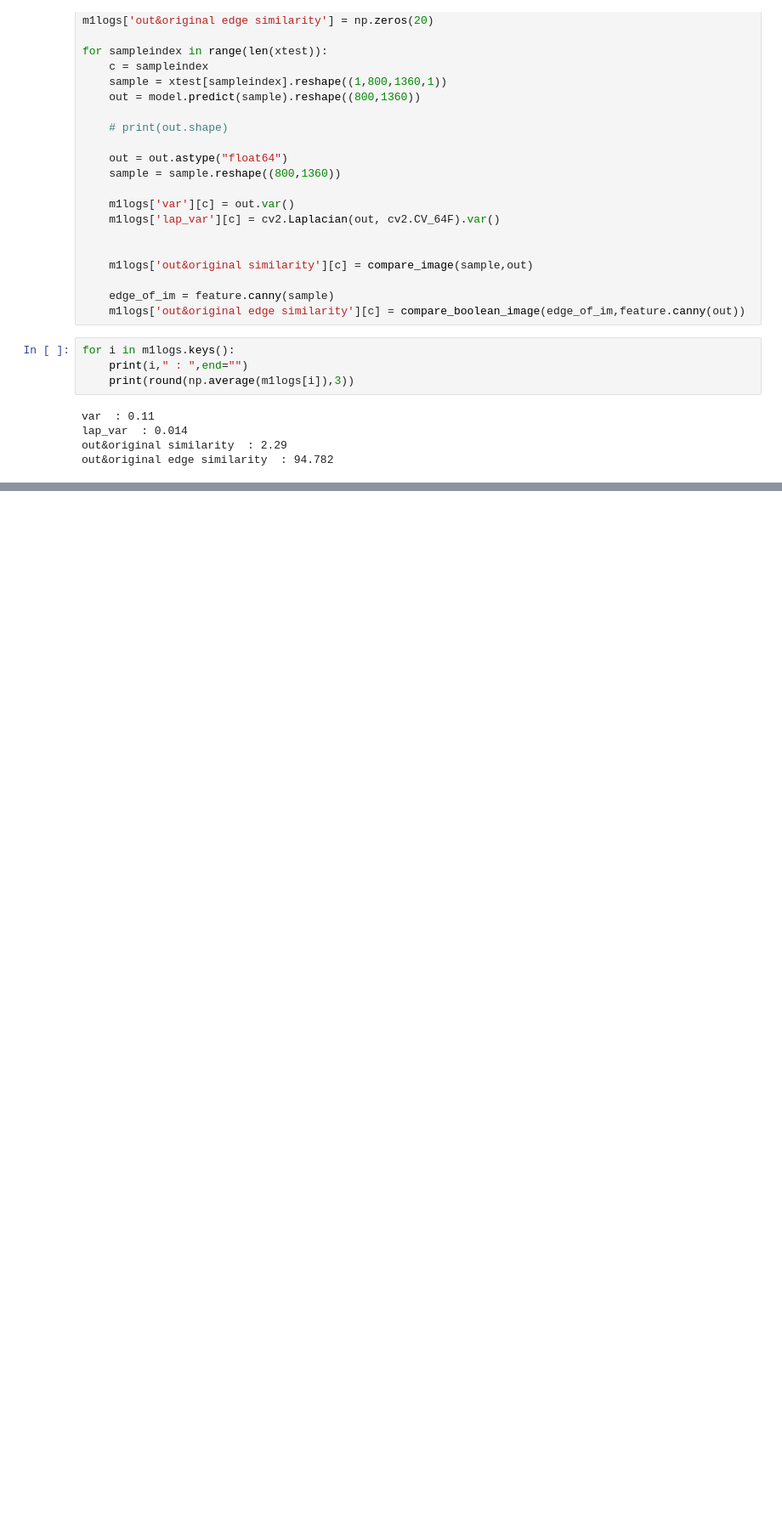
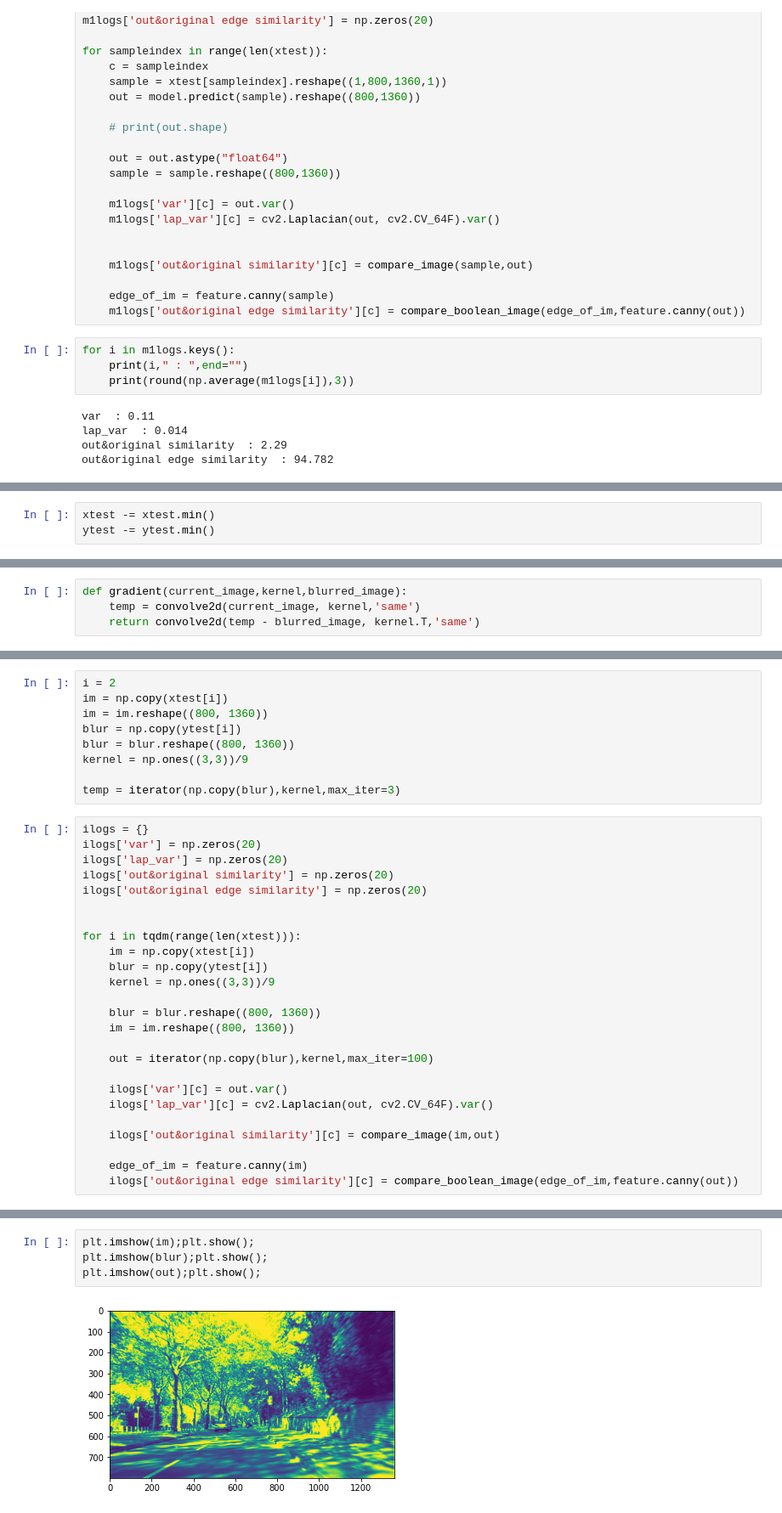
Before and after one commit to aSafarpoor/Traffic-Sign-Detection-DIPFinalProject-, a Jupyter notebook: BlurDeblur_v4.ipynb, the cells around one changed output, grey strips where cells are left out. Shown at 85% size. Saved outputs shown, nothing was run; the diff lists cells and outputs as text; blank space fills up the shorter version.

```diff
--- a/BlurDeblur_v4.ipynb
+++ b/BlurDeblur_v4.ipynb
@@ -1117,0 +1120,3 @@ out&original edge similarity  : 94.782
+# %%
+xtest -= xtest.min()
+ytest -= ytest.min()
@@ -1117,0 +1131,4 @@ out&original edge similarity  : 94.782
+# %%
+def gradient(current_image,kernel,blurred_image):
+    temp = convolve2d(current_image, kernel,'same')
+    return convolve2d(temp - blurred_image, kernel.T,'same')
@@ -1117,0 +1151,34 @@ out&original edge similarity  : 94.782
+# %%
+i = 2
+im = np.copy(xtest[i])
+im = im.reshape((800, 1360))
+blur = np.copy(ytest[i])
+blur = blur.reshape((800, 1360))
+kernel = np.ones((3,3))/9
+
+temp = iterator(np.copy(blur),kernel,max_iter=3)
+# %%
+ilogs = {}
+ilogs['var'] = np.zeros(20)
+ilogs['lap_var'] = np.zeros(20)
+ilogs['out&original similarity'] = np.zeros(20)
+ilogs['out&original edge similarity'] = np.zeros(20)
+
+
+for i in tqdm(range(len(xtest))):
+    im = np.copy(xtest[i])
+    blur = np.copy(ytest[i])
+    kernel = np.ones((3,3))/9
+
+    blur = blur.reshape((800, 1360))
+    im = im.reshape((800, 1360))
+
+    out = iterator(np.copy(blur),kernel,max_iter=100)
+
+    ilogs['var'][c] = out.var()
+    ilogs['lap_var'][c] = cv2.Laplacian(out, cv2.CV_64F).var()
+
+    ilogs['out&original similarity'][c] = compare_image(im,out)
+
+    edge_of_im = feature.canny(im)
+    ilogs['out&original edge similarity'][c] = compare_boolean_image(edge_of_im,feature.canny(out))
@@ -1117,0 +1194,6 @@ out&original edge similarity  : 94.782
+# %%
+plt.imshow(im);plt.show();
+plt.imshow(blur);plt.show();
+plt.imshow(out);plt.show();
+# %% [output]
+[figure, added]
```
Also changed, not shown: parts of 8 cells of this notebook.
